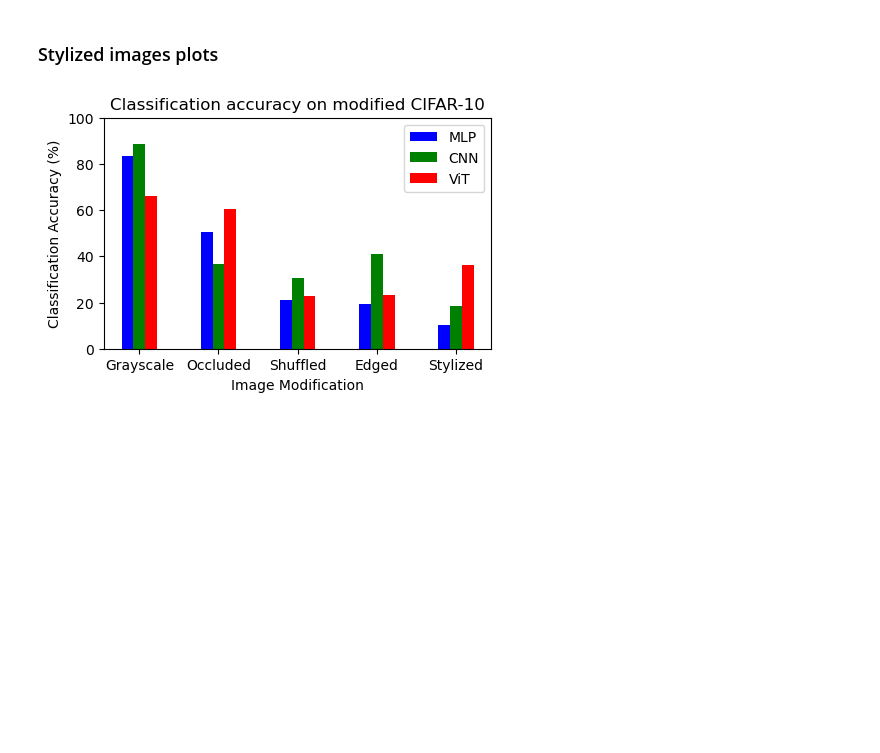
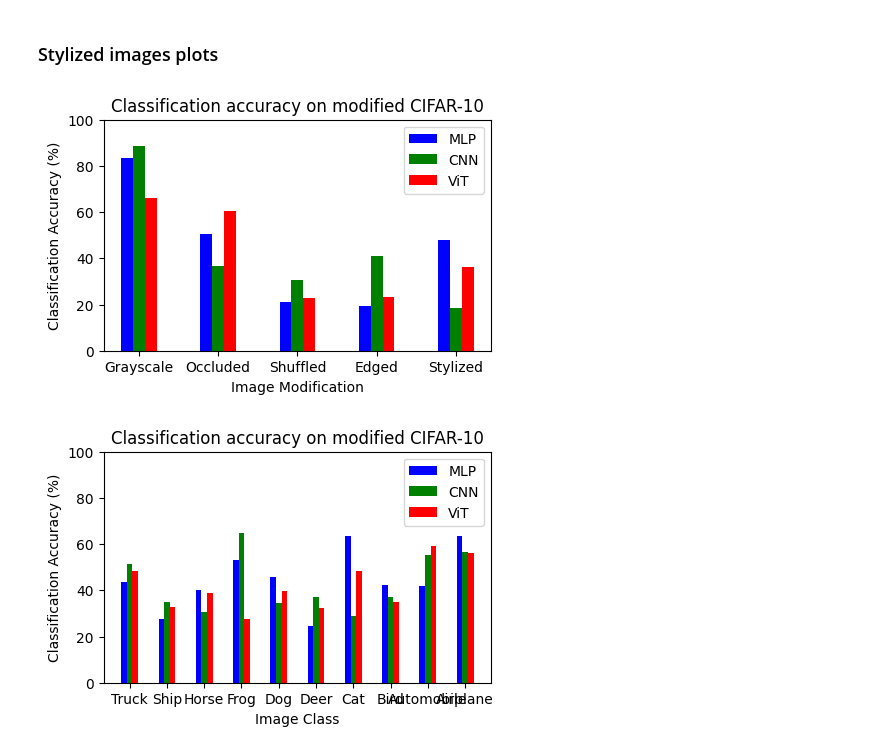
Before and after one commit to angeline-pouget/zooming_in_on_mlps, a Jupyter notebook: 07_plots.ipynb, the cells around one changed output. Cells and saved outputs as stored; diff of their text form; code cells hidden in the pictures; blank space fills up the shorter version.

Commit message:
updating plots

```diff
--- a/07_plots.ipynb
+++ b/07_plots.ipynb
@@ -142,7 +142,8 @@ acc_vit_edged = np.array([34.630867,    2.20848584, 79.14897156, 10.69510841, 10
 acc_cnn_edged = np.array([51.38577652, 37.54698944, 27.07089043, 87.02065277, 34.97031403, 32.18006897,
  25.10679817, 46.36006165, 46.44708252, 22.46714211])
 
-acc_mlp_stylized = np.array([1.8561, 9.0506, 8.0595, 5.9186, 68.6501, 2.6529, 0, 0.3235, 5.4392, 1.7301 ])
+acc_mlp_stylized = np.array([39.90654755, 15.93119526, 46.84309387, 72.53974915, 57.97940445, 16.54092789,
+ 53.29493713, 52.82378387, 63.10653305, 62.01987457])
 acc_cnn_stylized = np.array([ 9.97588062,  0.22400002,  2.05261755, 77.90389252,  2.09117484, 41.80592346,
   5.49640369,  6.81733847, 38.77479553,  0.87649888])
 acc_vit_stylized = np.array([39.32353973,  9.88996124, 20.30921936, 23.01281929, 72.53091431, 33.56742096,
@@ -189,4 +190,48 @@ plt.ylim(0,100)
 plt.legend(loc='best')
 plt.show()
 # %% [output]
-[figure, old version]
+[figure, new version]
+# %%
+# Numbers of pairs of bars you want
+N = 10
+
+# Data on X-axis
+mlp = []
+cnn = []
+vit = []
+
+# Specify the values of blue bars (height)
+for i in range(10):
+    mlp.append((acc_mlp_grayscale[i]+acc_mlp_occluded[i]+acc_mlp_shuffled[i]+acc_mlp_edged[i]+acc_mlp_stylized[i])/5)
+    cnn.append((acc_cnn_grayscale[i]+acc_cnn_occluded[i]+acc_cnn_shuffled[i]+acc_cnn_edged[i]+acc_cnn_stylized[i])/5)
+    vit.append((acc_vit_grayscale[i]+acc_vit_occluded[i]+acc_vit_shuffled[i]+acc_vit_edged[i]+acc_vit_stylized[i])/5)
+
+# Position of bars on x-axis
+ind = np.arange(N)
+
+# Figure size
+plt.figure(figsize=(5,3))
+
+# Width of a bar
+width = 0.3
+
+# Plotting
+plt.bar(ind, mlp , width/2, label='MLP', color='blue')
+plt.bar(ind + width/2, cnn, width/2, label='CNN', color='green')
+plt.bar(ind + width, vit, width/2, label='ViT', color='red')
+
+plt.xlabel('Image Class')
+plt.ylabel('Classification Accuracy (%)')
+plt.title('Classification accuracy on modified CIFAR-10')
+
+# xticks()
+# First argument - A list of positions at which ticks should be placed
+# Second argument -  A list of labels to place at the given locations
+plt.xticks(ind + width / 2, cifar10_labels)
+plt.ylim(0,100)
+
+# Finding the best position for legends and putting it
+plt.legend(loc='best')
+plt.show()
+# %% [output]
+[figure, added]
```
